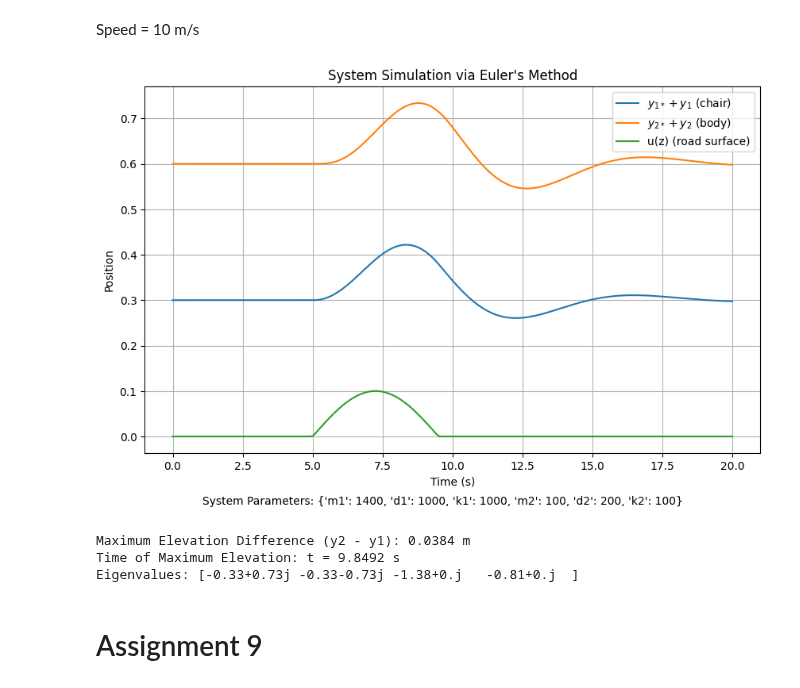
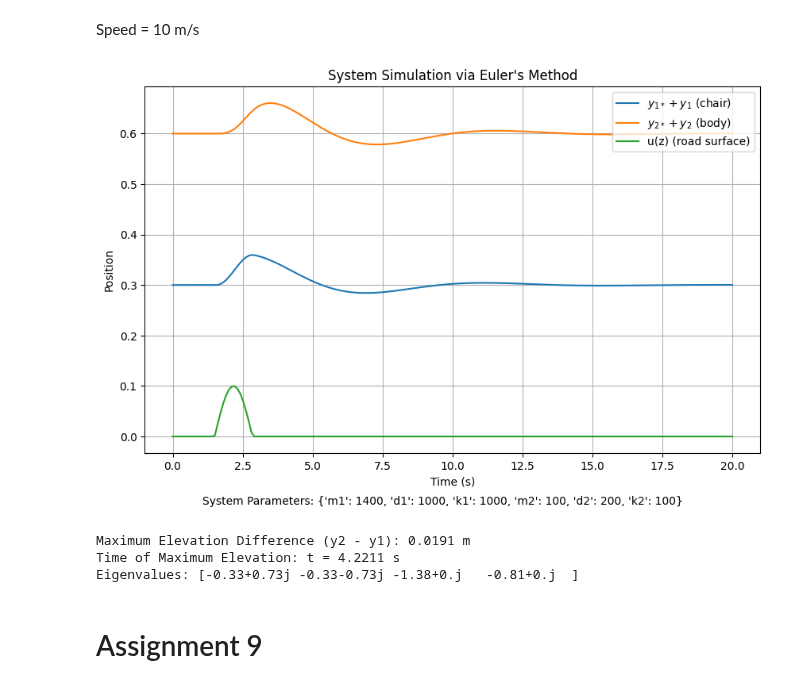
Before and after one commit to FranDeLio/Systems_Theory_Project, a Jupyter notebook: assignment.ipynb, the cells around one changed output. Saved outputs shown, nothing was run; the diff lists cells and outputs as text; code cells hidden in the pictures.

```diff
--- a/assignment.ipynb
+++ b/assignment.ipynb
@@ -188,21 +188,21 @@ Speed = 10 m/s
 # %%
 s = 10
 z = lambda t: s*t
-u = lambda z: 0.1 * np.cos(-0.6981*(z/s-7.25)) if 5 <= z/s <= 9.5 else 0
+u = lambda z: 0.1 * np.cos(-0.6981*(z/3-7.25)) if 5 <= z/3 <= 9.5 else 0
 
 input_parameters = {"m1":1400, "d1": 1000, "k1": 1000,
                     "m2": 100, "d2": 200, "k2": 100}
 initial_conditions = {"x1": 0, "x2": 0, "x3": 0, "x4": 0}
 
 model = LinearControlSystem(input_parameters, u=u, z=z, time=20)
 model.solve(initial_conditions)
 model.plot(plot_u=True)
 model.compute_max_elevation()
 model.compute_eigenvalues()
 # %% [output]
-[figure, old version]
+[figure, new version]
-Maximum Elevation Difference (y2 - y1): 0.0384 m
-Time of Maximum Elevation: t = 9.8492 s
+Maximum Elevation Difference (y2 - y1): 0.0191 m
+Time of Maximum Elevation: t = 4.2211 s
 Eigenvalues: [-0.33+0.73j -0.33-0.73j -1.38+0.j   -0.81+0.j  ]
 # %% [markdown]
 # Assignment 9
```
